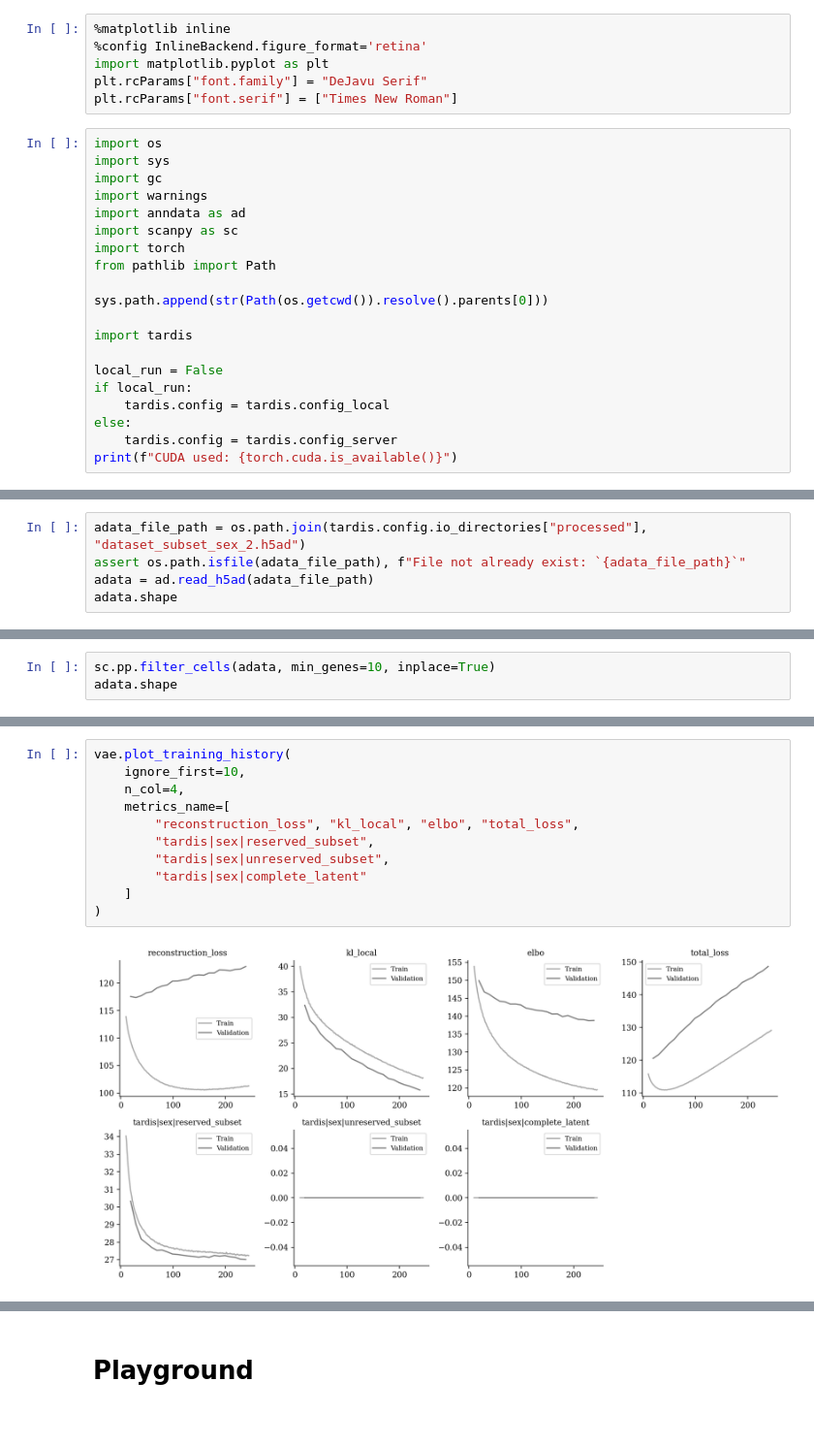
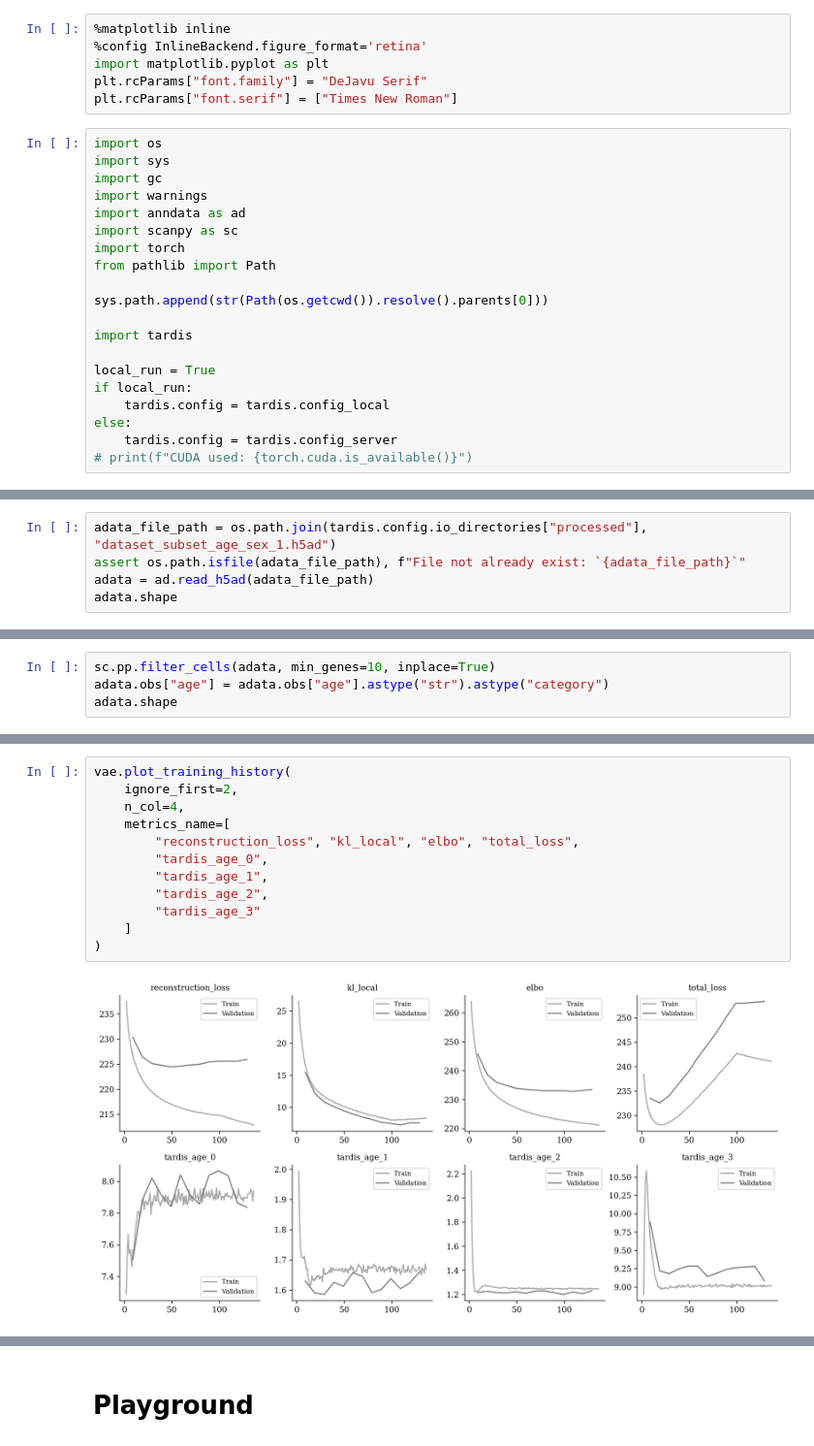
Before and after one commit to theislab/tardis, a Jupyter notebook: notebooks/run.ipynb, the cells around one changed output, grey strips where cells are left out. Shown at 97% size. Saved outputs shown, nothing was run; the diff lists cells and outputs as text.

```diff
--- a/notebooks/run.ipynb
+++ b/notebooks/run.ipynb
@@ -24,9 +24,9 @@ sys.path.append(str(Path(os.getcwd()).resolve().parents[0]))
 
 import tardis
 
-local_run = False
+local_run = True
 if local_run:
     tardis.config = tardis.config_local
 else:
     tardis.config = tardis.config_server
-print(f"CUDA used: {torch.cuda.is_available()}")
+# print(f"CUDA used: {torch.cuda.is_available()}")
@@ -35,5 +33,5 @@ CUDA used: True
 # %%
-adata_file_path = os.path.join(tardis.config.io_directories["processed"], "dataset_subset_sex_2.h5ad")
+adata_file_path = os.path.join(tardis.config.io_directories["processed"], "dataset_subset_age_sex_1.h5ad")
 assert os.path.isfile(adata_file_path), f"File not already exist: `{adata_file_path}`"
 adata = ad.read_h5ad(adata_file_path)
 adata.shape
@@ -42,4 +40,5 @@ adata.shape
 # %%
 sc.pp.filter_cells(adata, min_genes=10, inplace=True)
+adata.obs["age"] = adata.obs["age"].astype("str").astype("category")
 adata.shape
 # %% [output]
@@ -140,13 +152,14 @@ SLURM auto-requeueing enabled. Setting signal handlers.
 # %%
 vae.plot_training_history(
-    ignore_first=10,
+    ignore_first=2,
     n_col=4,
     metrics_name=[
         "reconstruction_loss", "kl_local", "elbo", "total_loss",
-        "tardis|sex|reserved_subset",
-        "tardis|sex|unreserved_subset",
-        "tardis|sex|complete_latent"
+        "tardis_age_0",
+        "tardis_age_1",
+        "tardis_age_2",
+        "tardis_age_3"
     ]
 )
 # %% [output]
-[figure, old version]
+[figure, new version]
```
Also changed, not shown: parts of 14 cells of this notebook, 9 other files.
